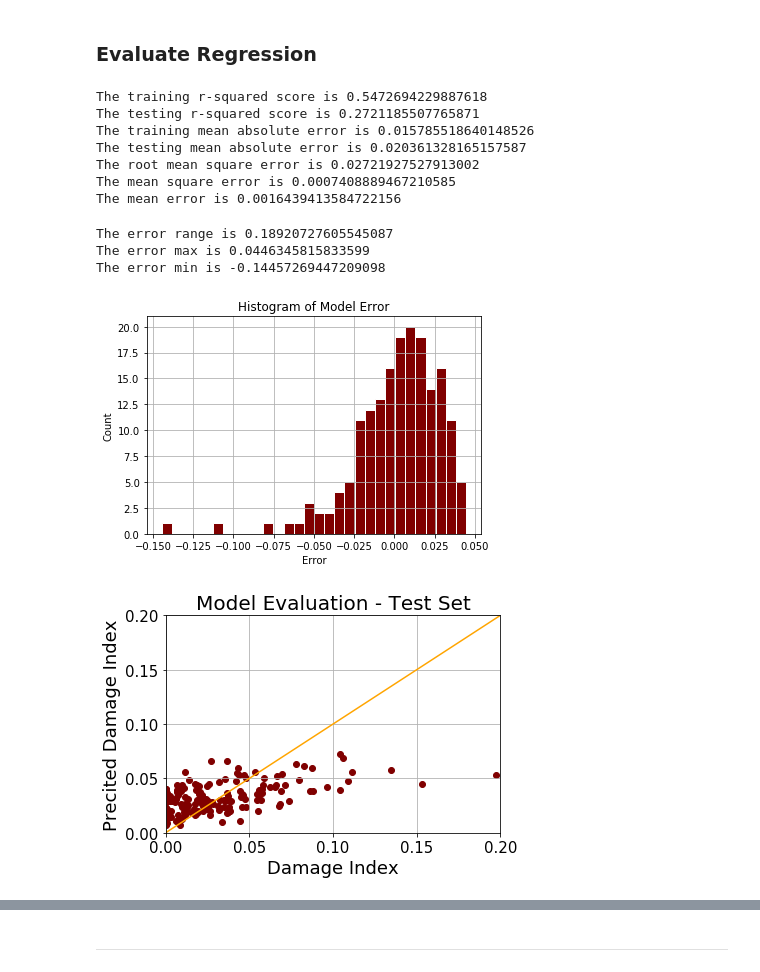
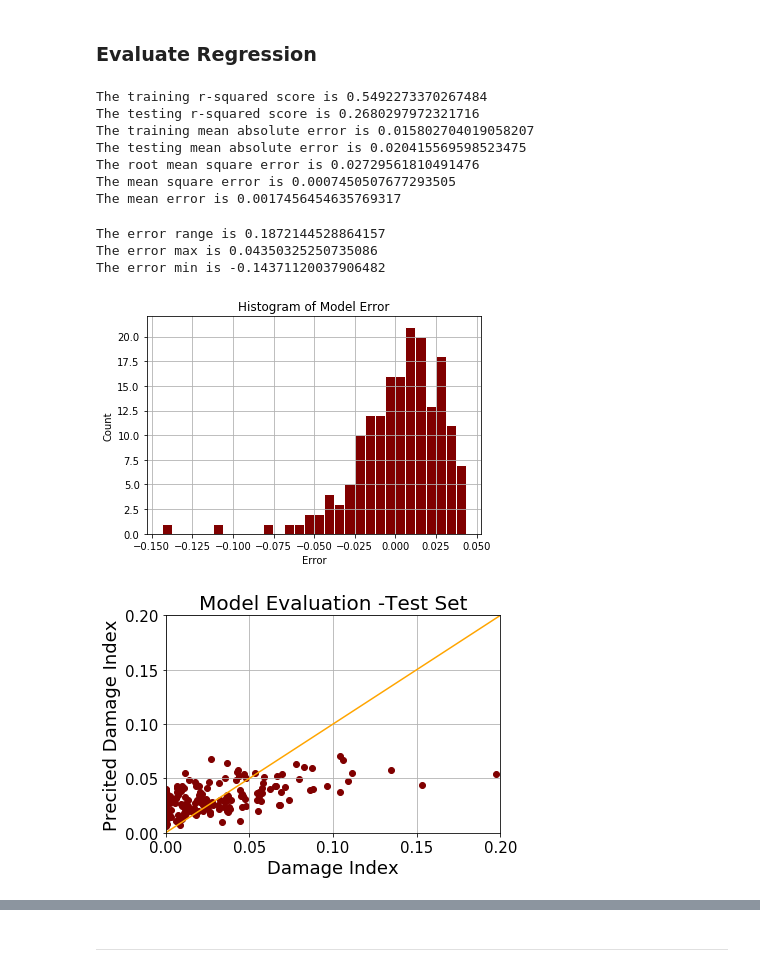
Before and after one commit to l-szczyrba/PR_Maria_RandomForest, a Jupyter notebook: Functions_4.ipynb, the cells around one changed output, grey strips where cells are left out. Drawn from its saved outputs; the diff is of its cells as text; code cells hidden in the pictures.

```diff
--- a/Functions_4.ipynb
+++ b/Functions_4.ipynb
@@ -279,7 +294,7 @@ random_tuned_model.get_params
 # %%
 def grid_cv(x_train, y_train, model):
     param_grid = {
-        'max_depth': [20, 40, 50, 100],
+        'max_depth': [20, 30, 50, 100],
         'max_features': [2, 3, 4],
         'min_samples_leaf': [1, 4, 5],
         'min_samples_split': [5, 8, 2],
@@ -493,13 +508,13 @@ def evaluate_regression(pred_train, pred_test, y_train, y_test):
 # EXAMPLE
 errors = evaluate_regression(pred_train, pred_test, y_train, y_test)
 # %% [output]
-The training r-squared score is 0.5472694229887618
-The testing r-squared score is 0.2721185507765871
-The training mean absolute error is 0.015785518640148526
-The testing mean absolute error is 0.020361328165157587
-The root mean square error is 0.02721927527913002
-The mean square error is 0.0007408889467210585
-The mean error is 0.0016439413584722156
+The training r-squared score is 0.5492273370267484
+The testing r-squared score is 0.2680297972321716
+The training mean absolute error is 0.015802704019058207
+The testing mean absolute error is 0.020415569598523475
+The root mean square error is 0.02729561810491476
+The mean square error is 0.0007450507677293505
+The mean error is 0.0017456454635769317
 # %%
 def analyze_errors(errors):
     error_range =  max(errors) - min(errors)
@@ -512,9 +527,9 @@ def analyze_errors(errors):
 # EXAMPLE
 analyze_errors(errors)
 # %% [output]
-The error range is 0.18920727605545087
-The error max is 0.0446345815833599
-The error min is -0.14457269447209098
+The error range is 0.1872144528864157
+The error max is 0.04350325250735086
+The error min is -0.14371120037906482
 # %%
 def plot_errors(errors):
     plt.hist(errors, 30, histtype='bar', ec='white', color='maroon')
@@ -527,9 +542,9 @@ def plot_errors(errors):
 # EXAMPLE
 plot_errors(errors)
 # %% [output]
-[figure, old version]
+[figure, new version]
 # %%
-def plot_predictions(y_test, pred):
+def plot_predictions(y_test, pred, Title):
     df_predictions = pd.DataFrame(y_test)
     df_predictions['Pred'] = pred
     X = df_predictions.iloc[:, 0].values.reshape(-1, 1)
@@ -548,10 +563,12 @@ def plot_predictions(y_test, pred):
     plt.ylabel("Precited Damage Index")
     plt.xlim(0, 0.2)
     plt.ylim(0, 0.2)
-    plt.title('Model Evaluation - Test Set', fontsize = 20)
+    plt.title('Model Evaluation -' +  Title, fontsize = 20)
+    plt.savefig('test_eval.png', dpi=600, bbox_inches = "tight")
     plt.show()
 # %%
 # EXAMPLE
-plot_predictions(y_test, pred_test)
+Title = 'Test Set'
+plot_predictions(y_test, pred_test, Title)
 # %% [output]
-[figure, old version]
+[figure, new version]
```
Also changed, not shown: parts of 19 cells of this notebook, 9 other files.
